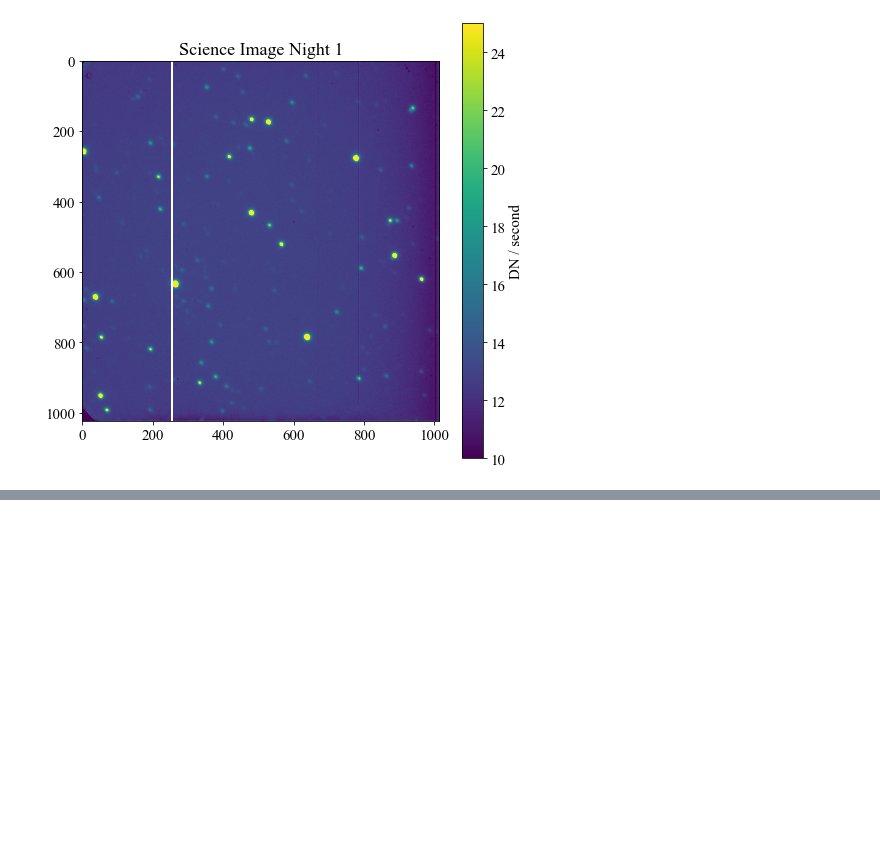
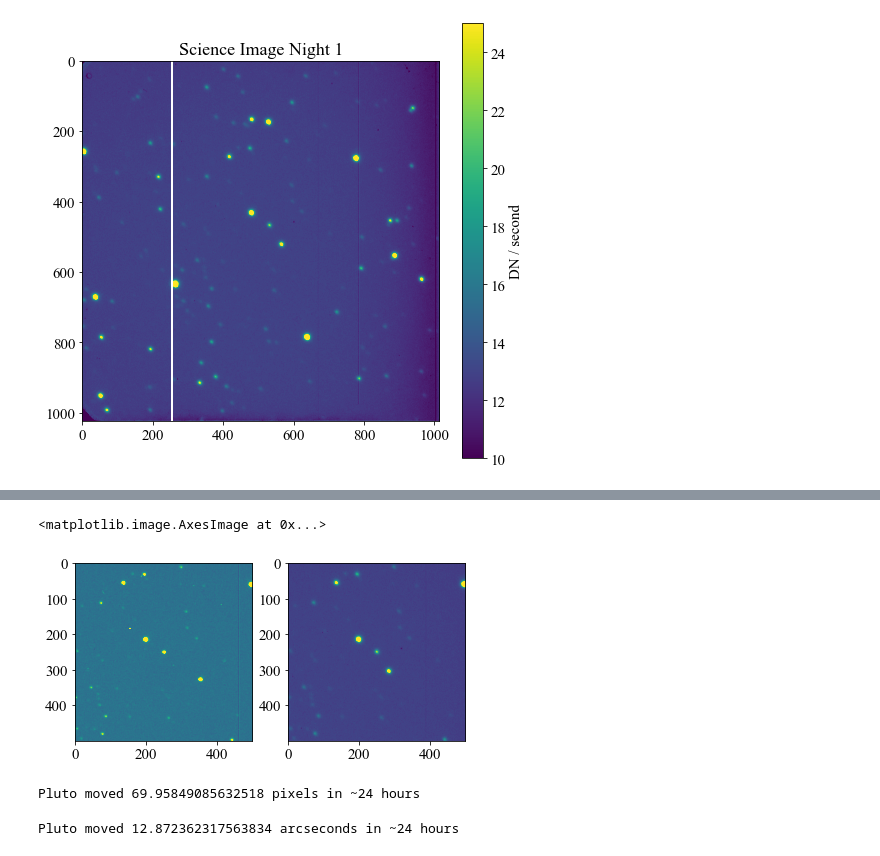
Before and after one commit to askemer/ASTR257_2021, a Jupyter notebook: student_work/douglasgrion_work/DouglasGrion_CalibrationPluto.ipynb, the cells around one changed output, grey strips where cells are left out. Saved outputs shown, nothing was run; the diff lists cells and outputs as text; code cells hidden in the pictures; blank space fills up the shorter version.

```diff
--- a/student_work/douglasgrion_work/DouglasGrion_CalibrationPluto.ipynb
+++ b/student_work/douglasgrion_work/DouglasGrion_CalibrationPluto.ipynb
@@ -176,0 +228,9 @@ np.save("C:\\Users\\dougl\\Desktop\\Githubwork\\Callibration Pluto\Science_Media
+# %%
+#plotting both cutouts to see if they are centered on the same star
+
+fig, axs = plt.subplots(nrows=1, ncols=2, figsize=(7,5))
+axs[0].imshow(cutout2, vmin=10, vmax=25.)
+axs[1].imshow(cutout1, vmin=10, vmax=25)
+# %% [output]
+<matplotlib.image.AxesImage at 0x...>
+[figure, added]
@@ -176,0 +244,28 @@ np.save("C:\\Users\\dougl\\Desktop\\Githubwork\\Callibration Pluto\Science_Media
+# %%
+#Measuring the center of pluto in both frames and calculating the distance in pixels. Initial guesses based on DS9
+
+plutox1 = 288
+plutoy1 = 305
+
+px1, py1 = photutils.centroids.centroid_sources(cutout1, plutox1, plutoy1)
+
+plutox2 = 354
+plutoy2 = 328
+
+px2, py2 = photutils.centroids.centroid_sources(cutout2, plutox2, plutoy2)
+
+dx = (px1 - px2)**2
+dy = (py1 - py2)**2
+
+distance = np.sqrt(dx + dy)
+print("Pluto moved "+str(distance[0])+" pixels in ~24 hours")
+# %% [output]
+Pluto moved 69.95849085632518 pixels in ~24 hours
+# %%
+#Nickel has a  0.184 arcsec/pixel plate scale, so then to convert we just multiply
+
+distance_arcs = distance*0.184
+
+print("Pluto moved "+str(distance_arcs[0])+" arcseconds in ~24 hours")
+# %% [output]
+Pluto moved 12.872362317563834 arcseconds in ~24 hours
```
Also changed, not shown: parts of 6 cells of this notebook.
